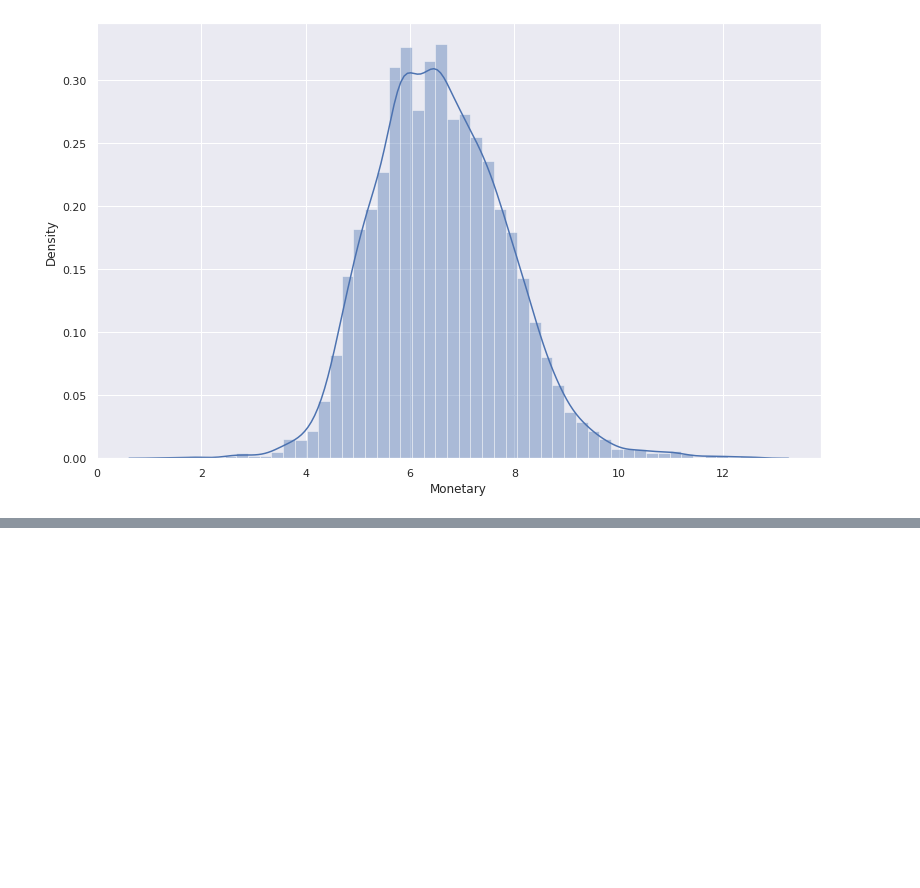
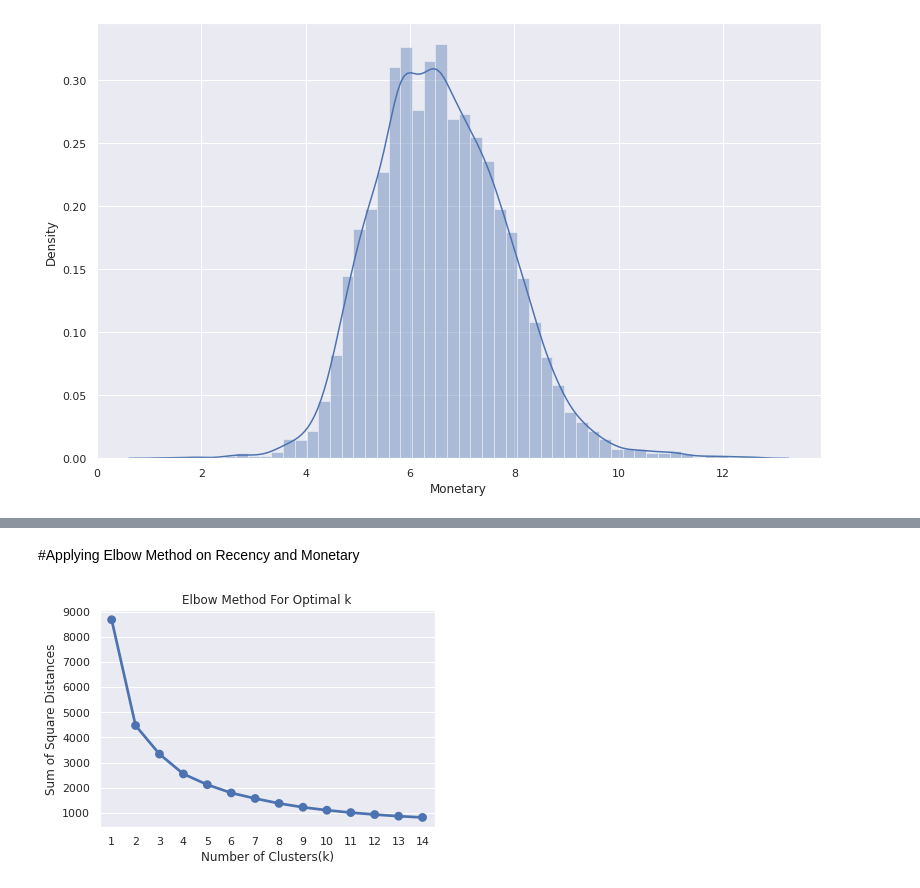
Before and after one commit to Onkar-TAE/Customer-Segmentation, a Jupyter notebook: Online_Retail_Customer_Segmentation_Capstone_Project.ipynb, the cells around one changed output, grey strips where cells are left out. Saved outputs shown, nothing was run; the diff lists cells and outputs as text; code cells hidden in the pictures; blank space fills up the shorter version.

Commit message:
K means

```diff
--- a/Online_Retail_Customer_Segmentation_Capstone_Project.ipynb
+++ b/Online_Retail_Customer_Segmentation_Capstone_Project.ipynb
@@ -822,0 +869,25 @@ rfm_df['Monetary_log'] = rfm_df['Monetary'].apply(math.log)
+# %% [markdown]
+#Applying Elbow Method on Recency and Monetary
+# %%
+features_rec_mon=['Recency_log','Monetary_log']
+X_features_rec_mon=rfm_df[features_rec_mon].values
+scaler_rec_mon=preprocessing.StandardScaler()
+X_rec_mon=scaler_rec_mon.fit_transform(X_features_rec_mon)
+X=X_rec_mon
+
+from sklearn.cluster import KMeans
+
+sum_of_sq_dist = {}
+for k in range(1,15):
+    km = KMeans(n_clusters= k, init= 'k-means++', max_iter= 1000)
+    km = km.fit(X)
+    sum_of_sq_dist[k] = km.inertia_
+
+#Plot the graph for the sum of square distance values and Number of Clusters
+sns.pointplot(x = list(sum_of_sq_dist.keys()), y = list(sum_of_sq_dist.values()))
+plt.xlabel('Number of Clusters(k)')
+plt.ylabel('Sum of Square Distances')
+plt.title('Elbow Method For Optimal k')
+plt.show()
+# %% [output]
+[figure, added]
```
Also changed, not shown: parts of 23 cells of this notebook.
